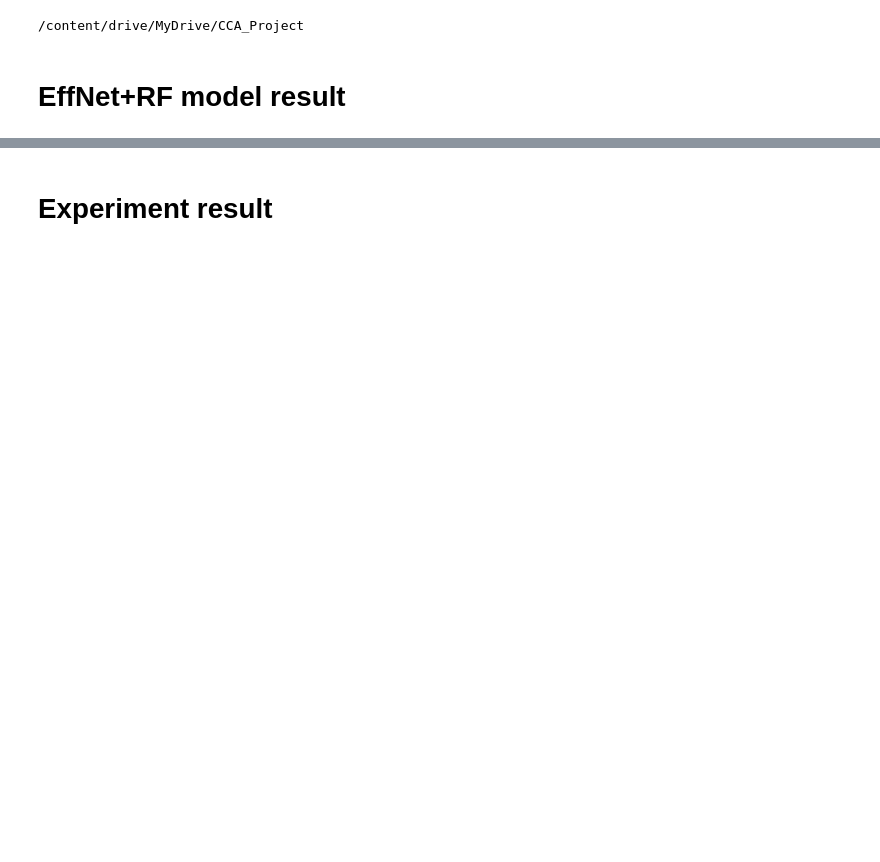
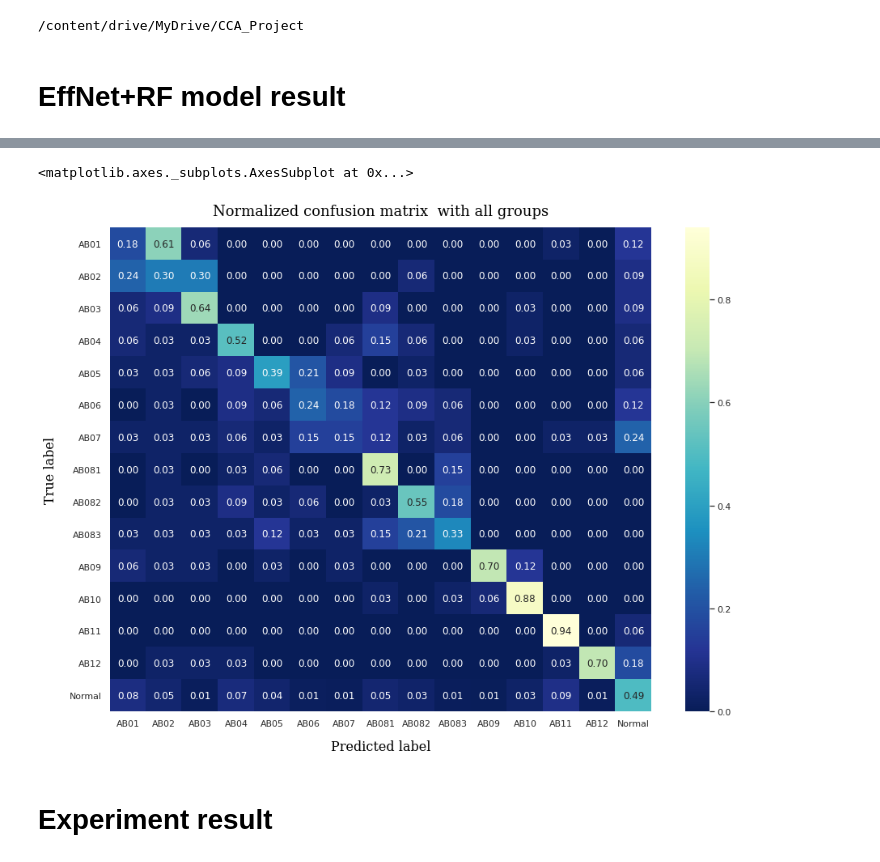
Before and after one commit to Peckkie/Experiment_Evaluation_CCA, a Jupyter notebook: Graph_forPaper.ipynb, the cells around one changed output, grey strips where cells are left out. Cells and saved outputs as stored; diff of their text form; code cells hidden in the pictures; blank space fills up the shorter version.

```diff
--- a/Graph_forPaper.ipynb
+++ b/Graph_forPaper.ipynb
@@ -77,0 +25,22 @@ Text(0.5, 21.5, 'Predicted label')
+# %%
+import matplotlib.pyplot as plt
+import seaborn as sns
+# import matplotlib
+# matplotlib.axes.Axes.annotate
+# cm.round(decimals=2)
+
+def confusion_matrix_normalized(cm,group):
+    font = {'family': 'serif',
+            'color':  'black',
+            'weight': 'normal'}
+    cm = cm.astype('float') / cm.sum(axis=1)[:, np.newaxis]
+    sns.set()
+    classes = np.array(['AB01','AB02','AB03','AB04','AB05','AB06','AB07','AB081','AB082','AB083','AB09','AB10','AB11','AB12','Normal'])
+    fig, ax = plt.subplots(figsize=(15, 11))
+    ax = sns.heatmap(cm, annot=True, fmt='.2f', cmap="YlGnBu_r") #Blues,Oranges,Reds,YlGnBu
+    ax.set(xticklabels=classes, yticklabels=classes)
+    plt.setp(ax.get_yticklabels(), rotation=0, ha="right")
+    ax.set_title(f'Normalized confusion matrix  {group}',fontsize=18, fontdict=font, pad=15)
+    ax.set_ylabel('True label',fontsize=16, fontdict=font, labelpad=15)
+    ax.set_xlabel('Predicted label',fontsize=16, fontdict=font, labelpad=15)
+    return ax
@@ -78,3 +74,29 @@ Text(0.5, 21.5, 'Predicted label')
+# %%
+per =['U10_Pred', 'U11_Pred2', 'B10_Pred1', 'B11_Pred2', 'B12_Pred2','U20_Pred2', 'U21_Pred','U30_Pred', 'U31_Pred2','U40_Pred2', 'U41_Pred']
+aa = list()
+probmore=RFdf
+for j in per:
+    import numpy as np
+    from sklearn.metrics import confusion_matrix
+    from sklearn.metrics import classification_report,confusion_matrix
+    act= probmore['Sub_class_New'].array
+    pred = probmore[j].array
+    labels = ['AB01','AB02','AB03','AB04','AB05','AB06','AB07','AB081','AB082','AB083','AB09','AB10','AB11','AB12','Normal']
+    a = confusion_matrix(act, pred,labels)
+    cmat = confusion_matrix(act, pred)
+    acc = (np.trace(cmat))/(np.sum(cmat))
+    Recall = classification_report(act, pred).split()[-9]
+    Prec = classification_report(act, pred).split()[-10]
+    aa.append({'Person':j,'Con':a,'acc':acc,'Prec':Prec,'Recall':Recall,'count':len(act)})
+df1 = pd.DataFrame(aa)
+
+cm = df1.Con[0]+df1.Con[1]+df1.Con[2]+df1.Con[3]+df1.Con[4]+df1.Con[5]+df1.Con[6]+df1.Con[7]+df1.Con[8]+df1.Con[9]+df1.Con[10]
+
+group = 'with all groups'
+confusion_matrix_normalized(cm,group)
+# %% [output]
+<matplotlib.axes._subplots.AxesSubplot at 0x...>
+[figure, added]
 # %% [markdown]
 # Experiment result
 # %%
```
Also changed, not shown: parts of 9 cells of this notebook.
